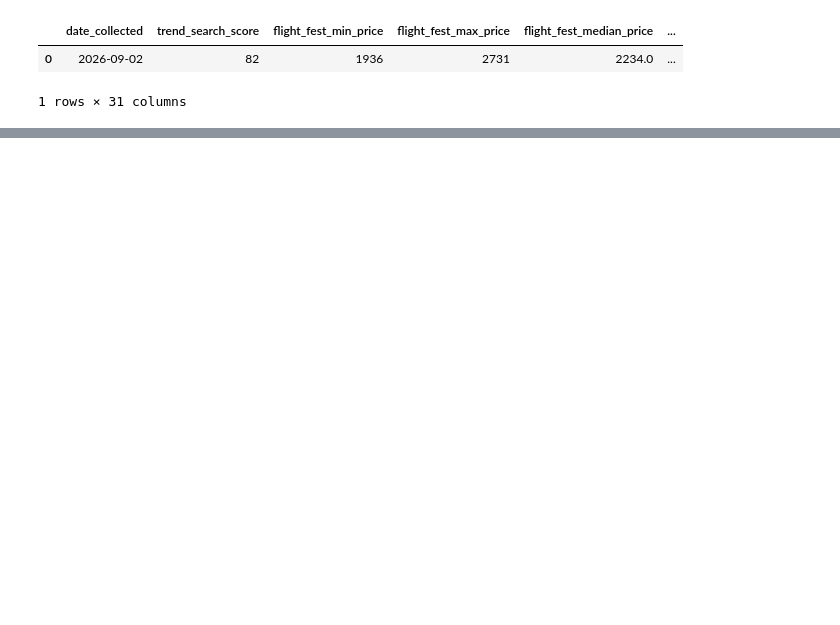
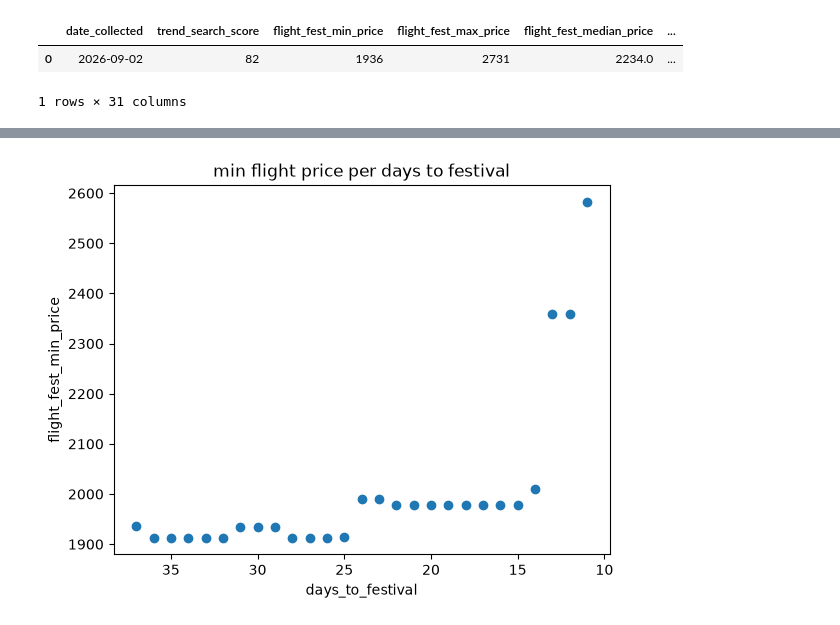
Before and after one commit to Naehum-Dela-Cruz/dep-data-engineering-naehum, a Jupyter notebook: notebooks/week_14_eda_visualization.ipynb, the cells around one changed output, grey strips where cells are left out. Cells and saved outputs as stored; diff of their text form; code cells hidden in the pictures; blank space fills up the shorter version.

```diff
--- a/notebooks/week_14_eda_visualization.ipynb
+++ b/notebooks/week_14_eda_visualization.ipynb
@@ -73,0 +112,11 @@ plt.show()
+# %%
+plt.scatter(df['days_to_festival'], df['flight_fest_min_price'])
+
+plt.title("min flight price per days to festival")
+plt.xlabel("days_to_festival")
+plt.ylabel("flight_fest_min_price")
+
+plt.gca().invert_xaxis()
+plt.show()
+# %% [output]
+[figure, added]
```
Also changed, not shown: parts of 13 cells of this notebook.
